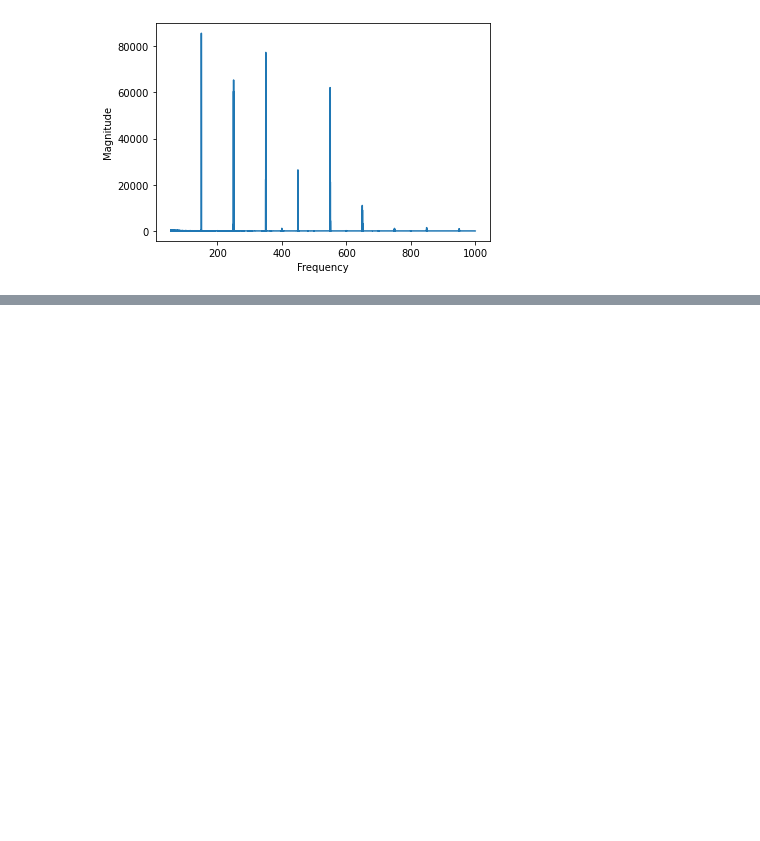
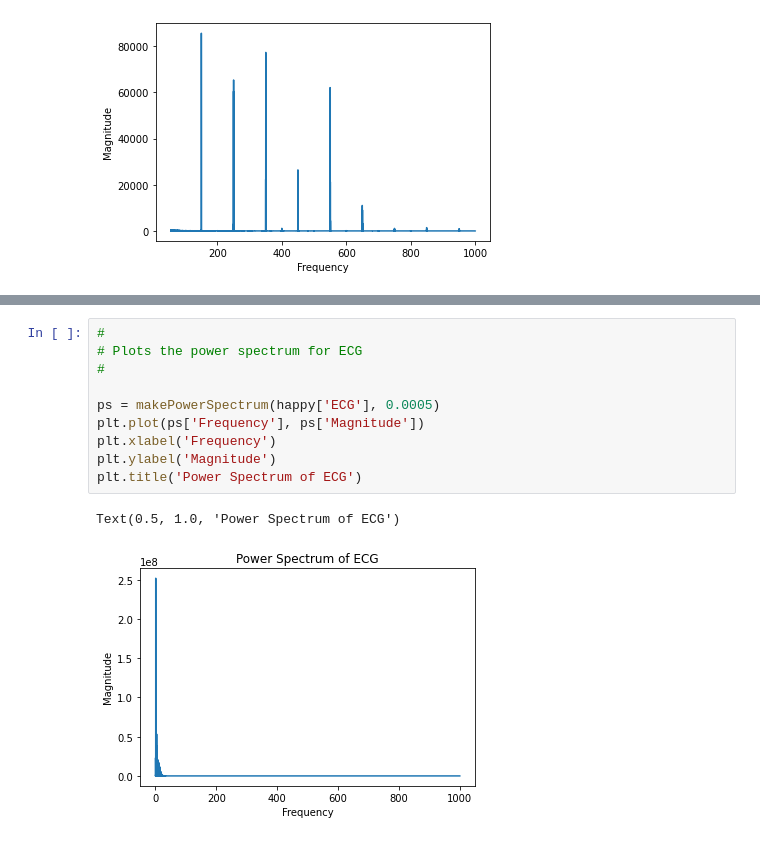
Before and after one commit to WiIIson/EMGFlow-Python-Package, a Jupyter notebook: PeakAffectDS-Analysis.ipynb, the cells around one changed output, grey strips where cells are left out. Drawn from its saved outputs; the diff is of its cells as text; blank space fills up the shorter version.

```diff
--- a/PeakAffectDS-Analysis.ipynb
+++ b/PeakAffectDS-Analysis.ipynb
@@ -132,0 +108,13 @@ Two things we can do to make a more useful representation of the power spectrum
+# %%
+#
+# Plots the power spectrum for ECG
+#
+
+ps = makePowerSpectrum(happy['ECG'], 0.0005)
+plt.plot(ps['Frequency'], ps['Magnitude'])
+plt.xlabel('Frequency')
+plt.ylabel('Magnitude')
+plt.title('Power Spectrum of ECG')
+# %% [output]
+Text(0.5, 1.0, 'Power Spectrum of ECG')
+[figure, added]
```
Also changed, not shown: parts of 23 cells of this notebook.
